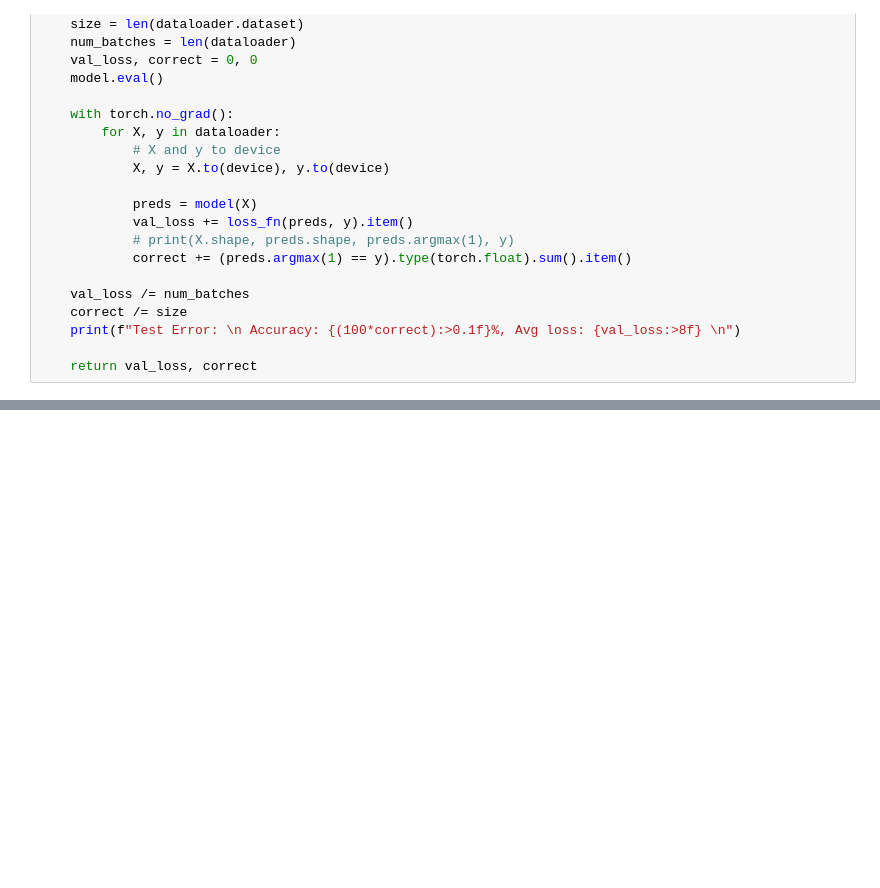
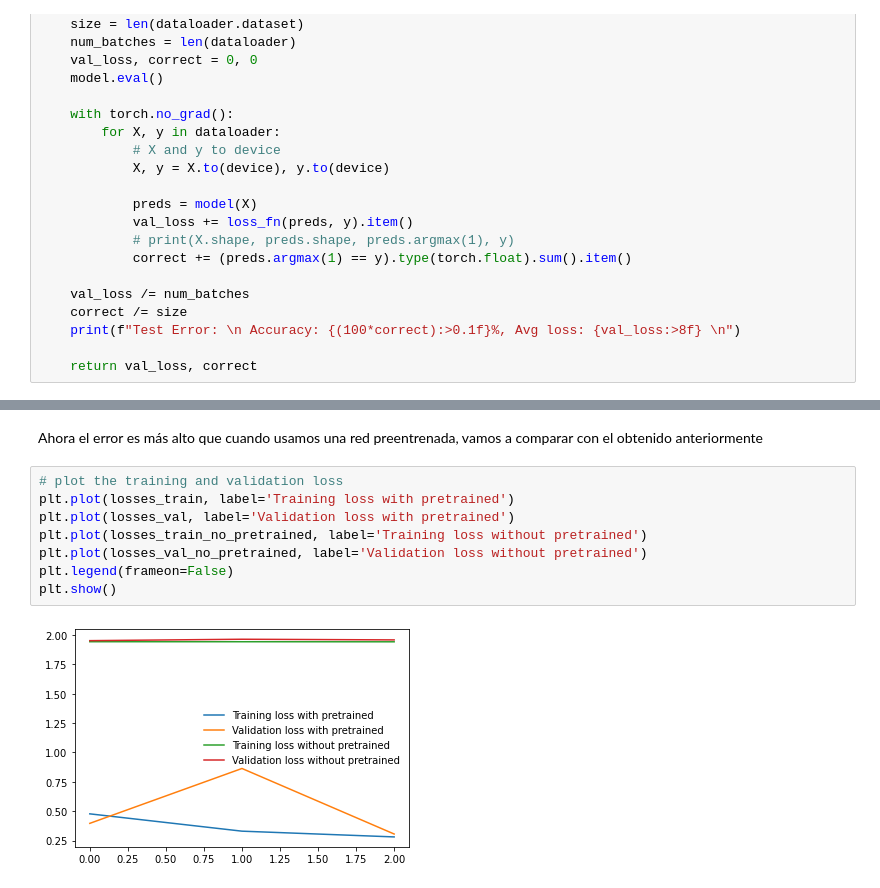
Before and after one commit to maximofn/Curso_Pytorch, a Jupyter notebook: 04 Redes convolucionales/13 Transfer learning.ipynb, the cells around one changed output, grey strips where cells are left out. Cells and saved outputs as stored; diff of their text form; blank space fills up the shorter version.

```diff
--- a/04 Redes convolucionales/13 Transfer learning.ipynb
+++ b/04 Redes convolucionales/13 Transfer learning.ipynb
@@ -466,0 +537,12 @@ plt.show()
+# %% [markdown]
+Ahora el error es más alto que cuando usamos una red preentrenada, vamos a comparar con el obtenido anteriormente
+# %%
+# plot the training and validation loss
+plt.plot(losses_train, label='Training loss with pretrained')
+plt.plot(losses_val, label='Validation loss with pretrained')
+plt.plot(losses_train_no_pretrained, label='Training loss without pretrained')
+plt.plot(losses_val_no_pretrained, label='Validation loss without pretrained')
+plt.legend(frameon=False)
+plt.show()
+# %% [output]
+[figure, added]
```
Also changed, not shown: parts of 34 cells of this notebook.
